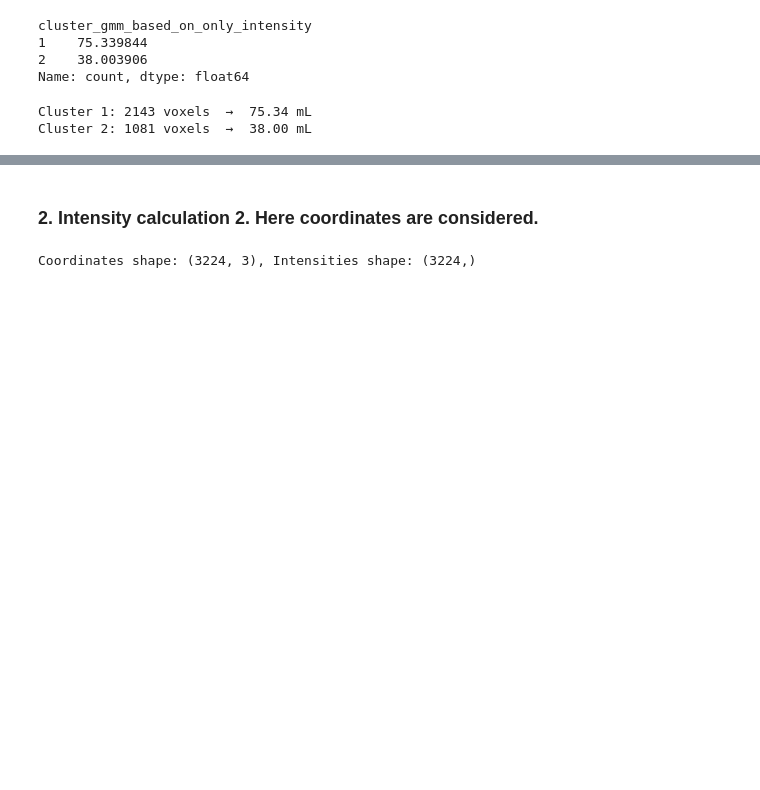
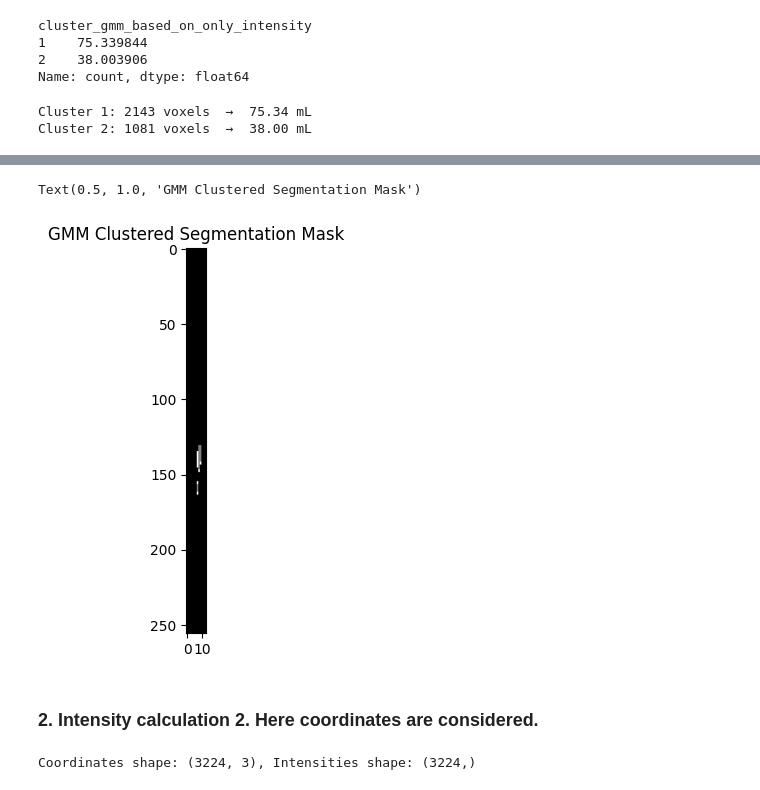
Before and after one commit to prabal5ghosh/Inria_Medical_Imageing_Internship_prabal, a Jupyter notebook: s0006/cluster_code/segmented_pixels_intensity_only_intensity.ipynb, the cells around one changed output, grey strips where cells are left out. Saved outputs shown, nothing was run; the diff lists cells and outputs as text; code cells hidden in the pictures; blank space fills up the shorter version.

```diff
--- a/s0006/cluster_code/segmented_pixels_intensity_only_intensity.ipynb
+++ b/s0006/cluster_code/segmented_pixels_intensity_only_intensity.ipynb
@@ -660,0 +720,4 @@ print(slice_areas_mm2.loc[1])
+# %%
+gmm_clustered_segmentation_mask = nib.load("c:/Users/praba/Documents/GitHub/Inria_Medical_Imageing_Internship_prabal/s0006/cluster_code/gmm_cluster_based_on_intensity_labels.nii.gz")
+mask_gmm = gmm_clustered_segmentation_mask.get_fdata()  # shape (X, Y, Z)
+hdr  = gmm_clustered_segmentation_mask.header
@@ -661,3 +861,10 @@ print(slice_areas_mm2.loc[1])
+# %%
+plt.figure(figsize=(10, 5))
+plt.imshow(gmm_clustered_segmentation_mask.get_fdata()[:, :, 63], cmap='gray')  # Original MRI
+plt.title('GMM Clustered Segmentation Mask')
+# %% [output]
+Text(0.5, 1.0, 'GMM Clustered Segmentation Mask')
+[figure, added]
 # %% [markdown]
 ### 2. Intensity calculation 2. Here coordinates are considered.
 # %%
```
Also changed, not shown: parts of 19 cells of this notebook, 3 other files.
